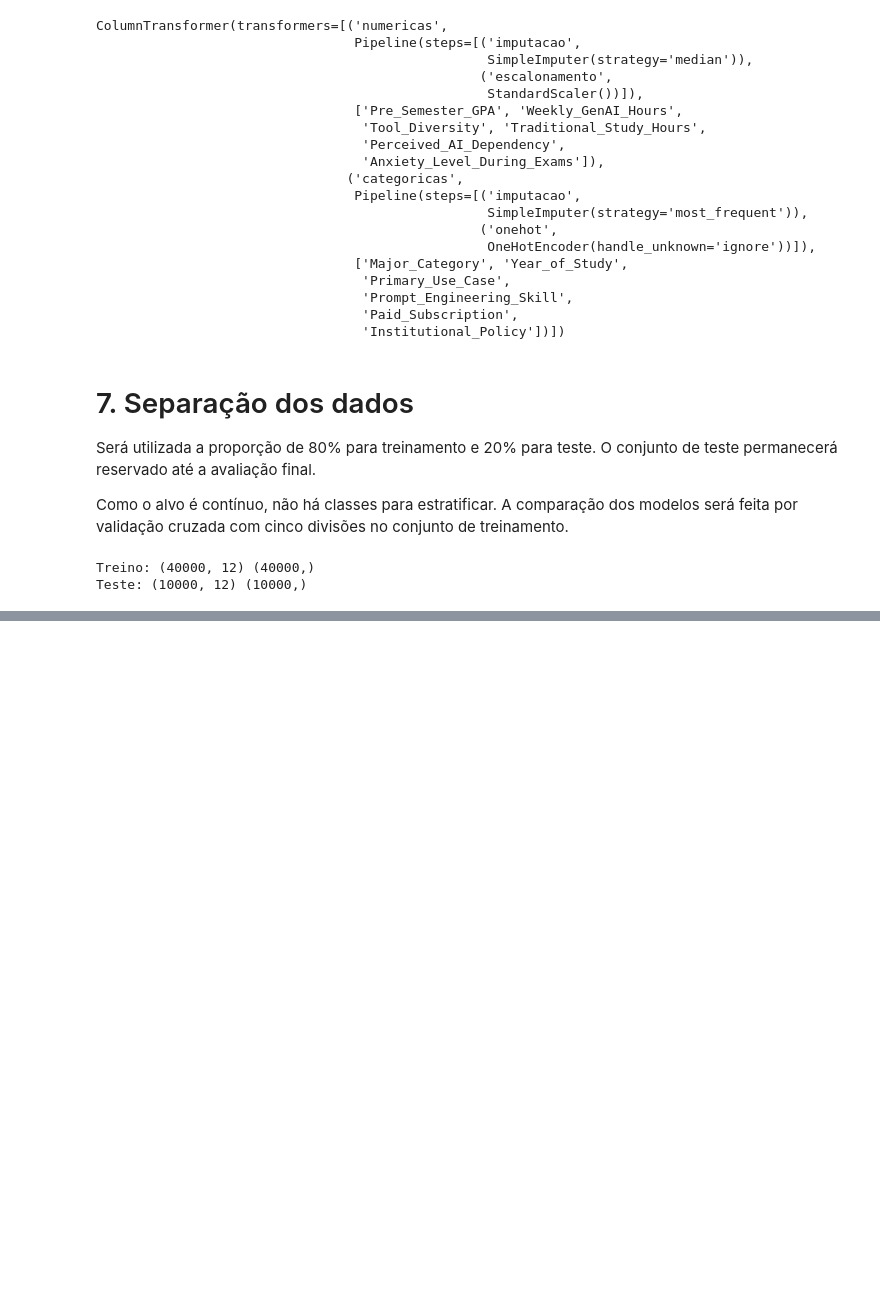
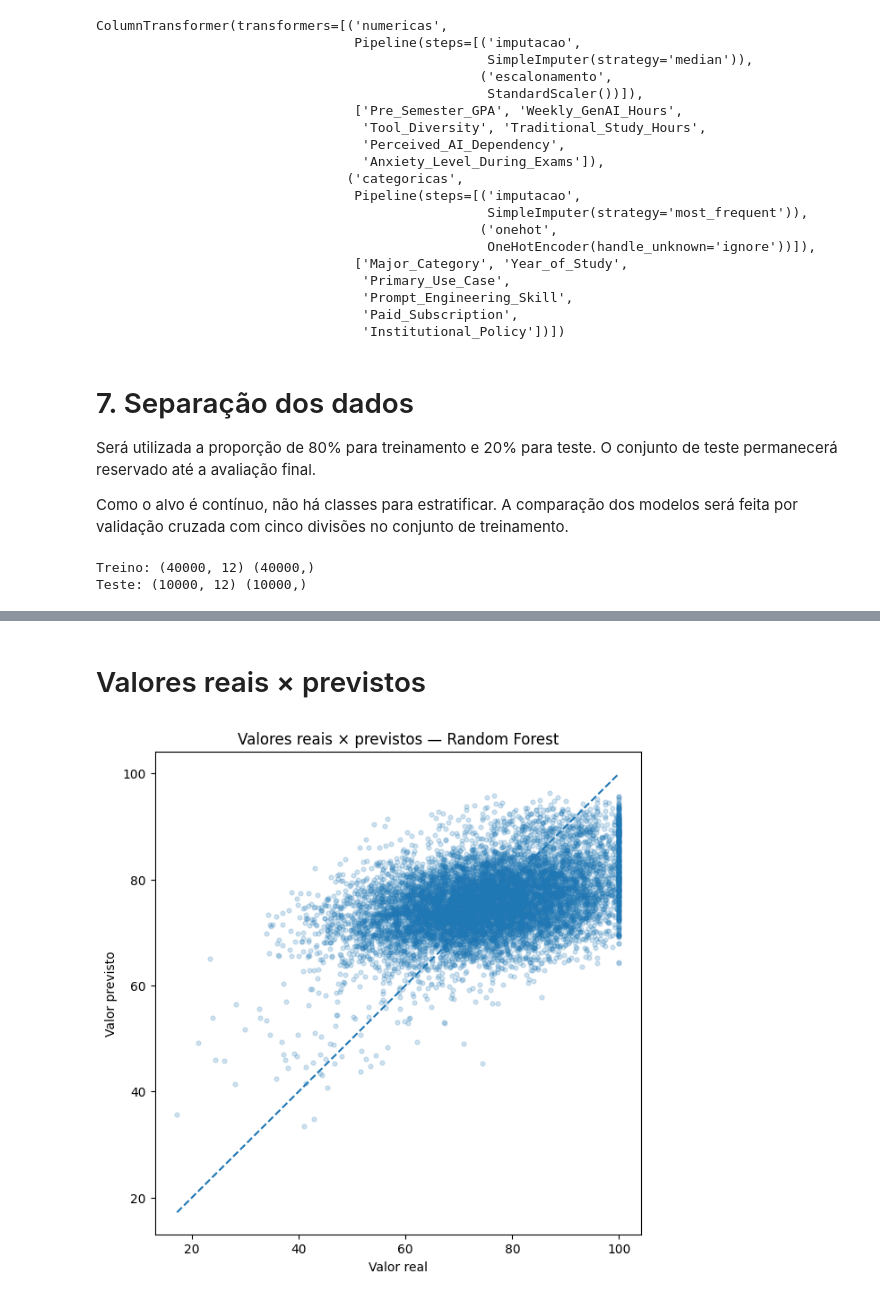
Before and after one commit to thaynagoncalves/projeto-final-IA, a Jupyter notebook: ProjetoFInal_IA.ipynb, the cells around one changed output, grey strips where cells are left out. Drawn from its saved outputs; the diff is of its cells as text; code cells hidden in the pictures; blank space fills up the shorter version.

```diff
--- a/ProjetoFInal_IA.ipynb
+++ b/ProjetoFInal_IA.ipynb
@@ -614,0 +759,20 @@ Teste: (10000, 12) (10000,)
+# %%
+nome_melhor_modelo = comparacao_cv.iloc[0]["Modelo"]
+modelo_final = pipelines[nome_melhor_modelo]
+
+print("Modelo selecionado:", nome_melhor_modelo)
+
+modelo_final.fit(X_treino, y_treino)
+previsoes = modelo_final.predict(X_teste)
+
+mae_teste = mean_absolute_error(y_teste, previsoes)
+mse_teste = mean_squared_error(y_teste, previsoes)
+rmse_teste = np.sqrt(mse_teste)
+r2_teste = r2_score(y_teste, previsoes)
+
+resultado_final = pd.DataFrame({
+    "Métrica": ["MAE", "MSE", "RMSE", "R²"],
+    "Valor no teste": [mae_teste, mse_teste, rmse_teste, r2_teste]
+})
+
+display(resultado_final.style.format({"Valor no teste": "{:.4f}"}))
@@ -614,0 +797,16 @@ Teste: (10000, 12) (10000,)
+# %% [markdown]
+# Valores reais × previstos
+# %%
+fig, ax = plt.subplots(figsize=(7, 7))
+ax.scatter(y_teste, previsoes, alpha=0.20, s=12)
+
+limite_min = min(y_teste.min(), previsoes.min())
+limite_max = max(y_teste.max(), previsoes.max())
+ax.plot([limite_min, limite_max], [limite_min, limite_max], linestyle="--")
+
+ax.set_title(f"Valores reais × previstos — {nome_melhor_modelo}")
+ax.set_xlabel("Valor real")
+ax.set_ylabel("Valor previsto")
+plt.show()
+# %% [output]
+[figure, added]
```
Also changed, not shown: parts of 22 cells of this notebook.
